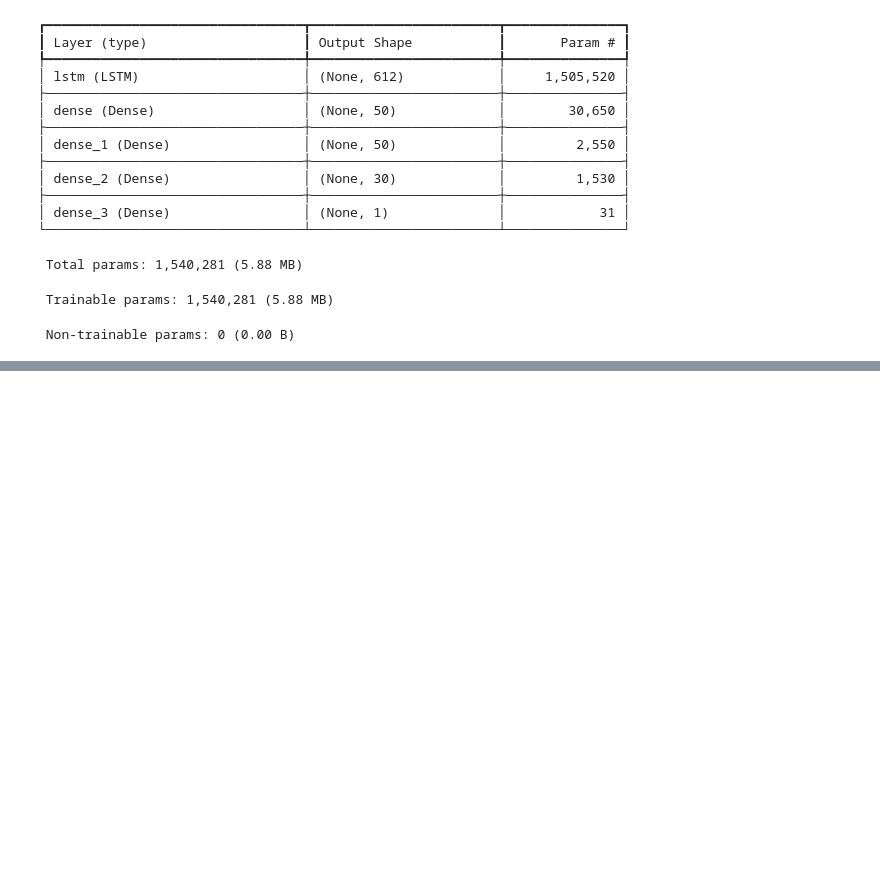
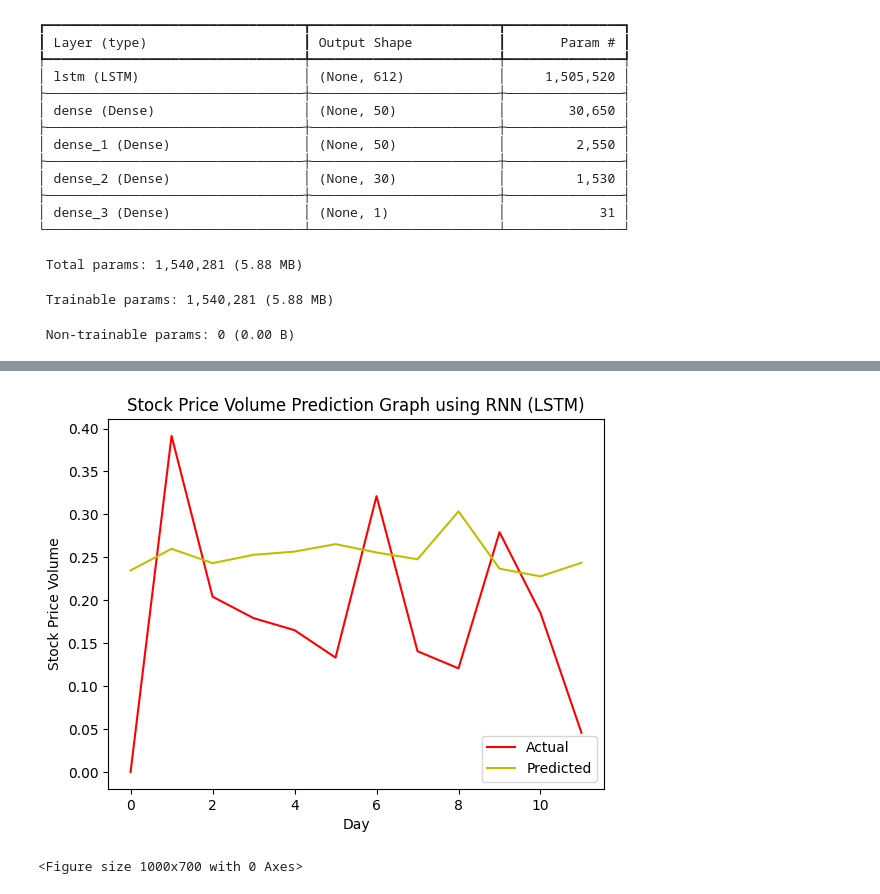
Before and after one commit to AdityaMalu/lp5, a Jupyter notebook: DL/TimeSeriesAnalysis.ipynb, the cells around one changed output, grey strips where cells are left out. Cells and saved outputs as stored; diff of their text form; code cells hidden in the pictures; blank space fills up the shorter version.

```diff
--- a/DL/TimeSeriesAnalysis.ipynb
+++ b/DL/TimeSeriesAnalysis.ipynb
@@ -184,0 +190,3 @@ pd.DataFrame(history.history).plot(figsize=(10,7))
+# %%
+predictions = model.predict(x_test)
+predictions.shape
@@ -184,0 +196,12 @@ pd.DataFrame(history.history).plot(figsize=(10,7))
+# %%
+plt.plot(y_test, c = 'r')
+plt.plot(predictions, c = 'y')
+plt.xlabel('Day')
+plt.ylabel('Stock Price Volume')
+plt.title('Stock Price Volume Prediction Graph using RNN (LSTM)')
+plt.legend(['Actual','Predicted'], loc = 'lower right')
+plt.figure(figsize=(10,7))
+plt.show()
+# %% [output]
+[figure, added]
+<Figure size 1000x700 with 0 Axes>
```
Also changed, not shown: parts of 5 cells of this notebook, 3 other files.
